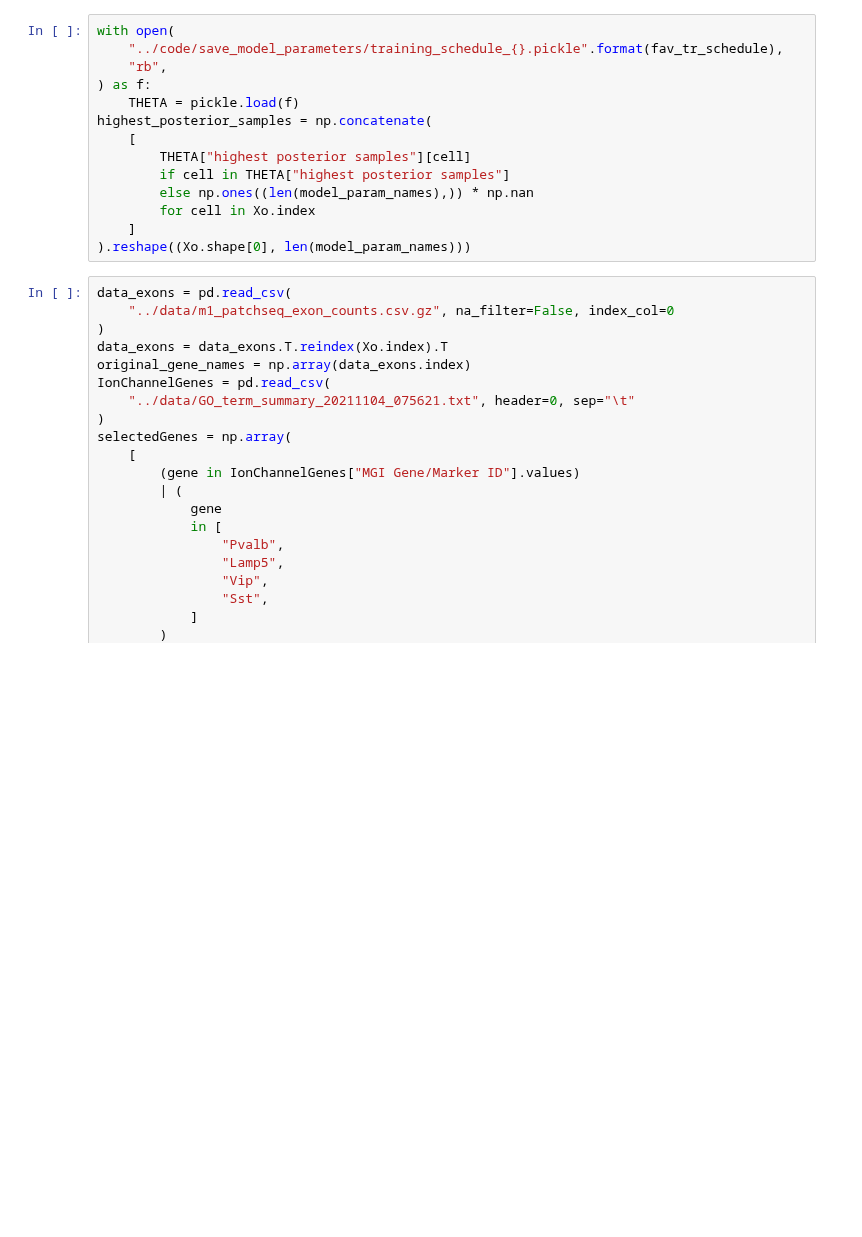
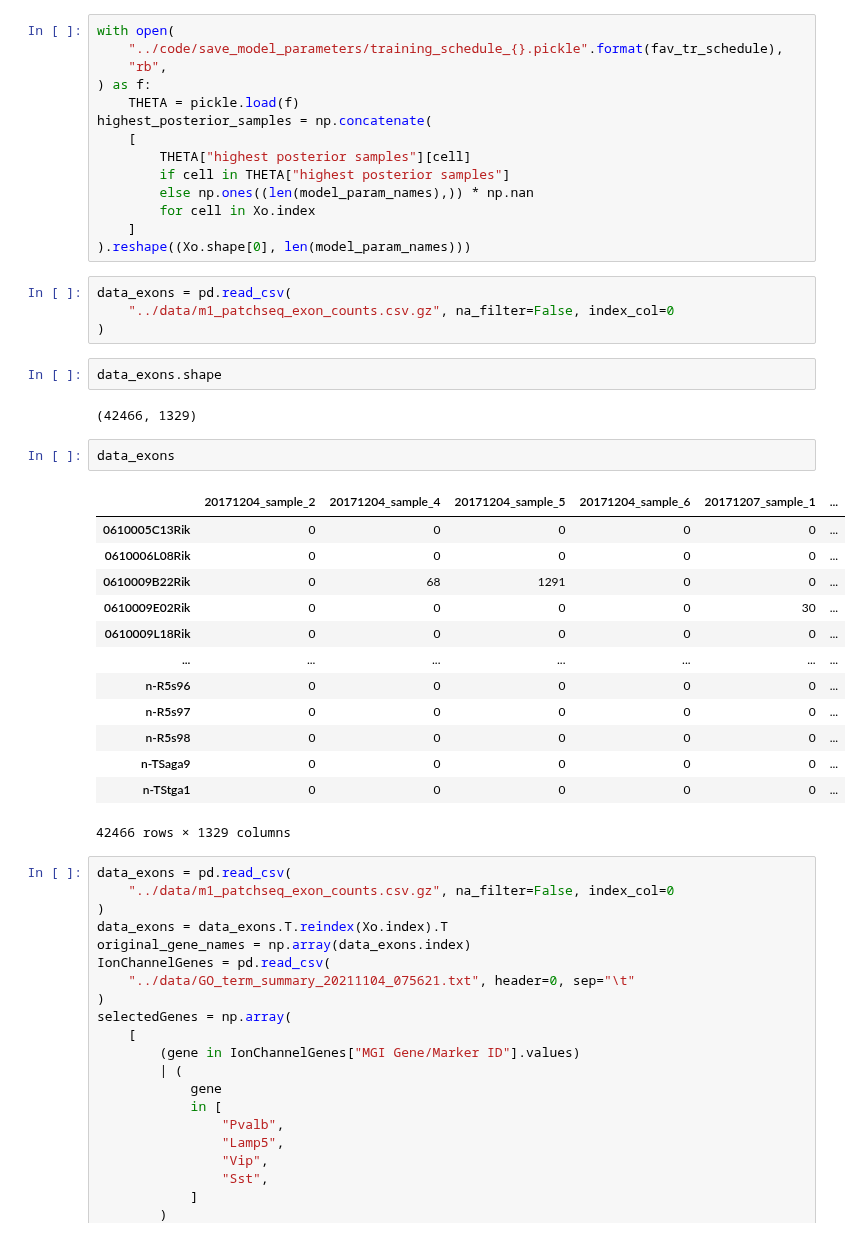
Before and after one commit to berenslab/hh_sbi, a Jupyter notebook: code/regression_analysis.ipynb, the cells around one changed output. Cells and saved outputs as stored; diff of their text form; blank space fills up the shorter version.

```diff
--- a/code/regression_analysis.ipynb
+++ b/code/regression_analysis.ipynb
@@ -80,6 +80,30 @@ highest_posterior_samples = np.concatenate(
         for cell in Xo.index
     ]
 ).reshape((Xo.shape[0], len(model_param_names)))
+# %%
+data_exons = pd.read_csv(
+    "../data/m1_patchseq_exon_counts.csv.gz", na_filter=False, index_col=0
+)
+# %%
+data_exons.shape
+# %% [output]
+(42466, 1329)
+# %%
+data_exons
+# %% [output]
+|  | 20171204_sample_2 | 20171204_sample_4 | 20171204_sample_5 | 20171204_sample_6 | 20171207_sample_1 | ... |
+| 0610005C13Rik | 0 | 0 | 0 | 0 | 0 | ... |
+| 0610006L08Rik | 0 | 0 | 0 | 0 | 0 | ... |
+| 0610009B22Rik | 0 | 68 | 1291 | 0 | 0 | ... |
+| 0610009E02Rik | 0 | 0 | 0 | 0 | 30 | ... |
+| 0610009L18Rik | 0 | 0 | 0 | 0 | 0 | ... |
+| ... | ... | ... | ... | ... | ... | ... |
+| n-R5s96 | 0 | 0 | 0 | 0 | 0 | ... |
+| n-R5s97 | 0 | 0 | 0 | 0 | 0 | ... |
+| n-R5s98 | 0 | 0 | 0 | 0 | 0 | ... |
+| n-TSaga9 | 0 | 0 | 0 | 0 | 0 | ... |
+| n-TStga1 | 0 | 0 | 0 | 0 | 0 | ... |
+42466 rows × 1329 columns
 # %%
 data_exons = pd.read_csv(
     "../data/m1_patchseq_exon_counts.csv.gz", na_filter=False, index_col=0
```
